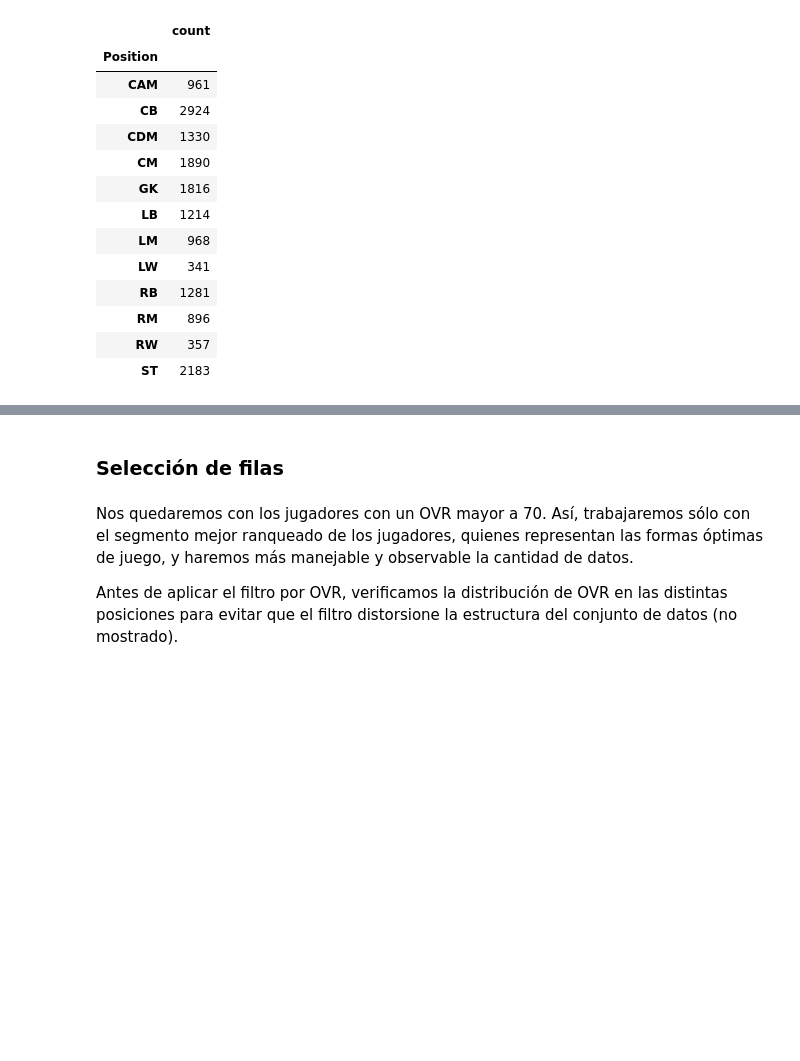
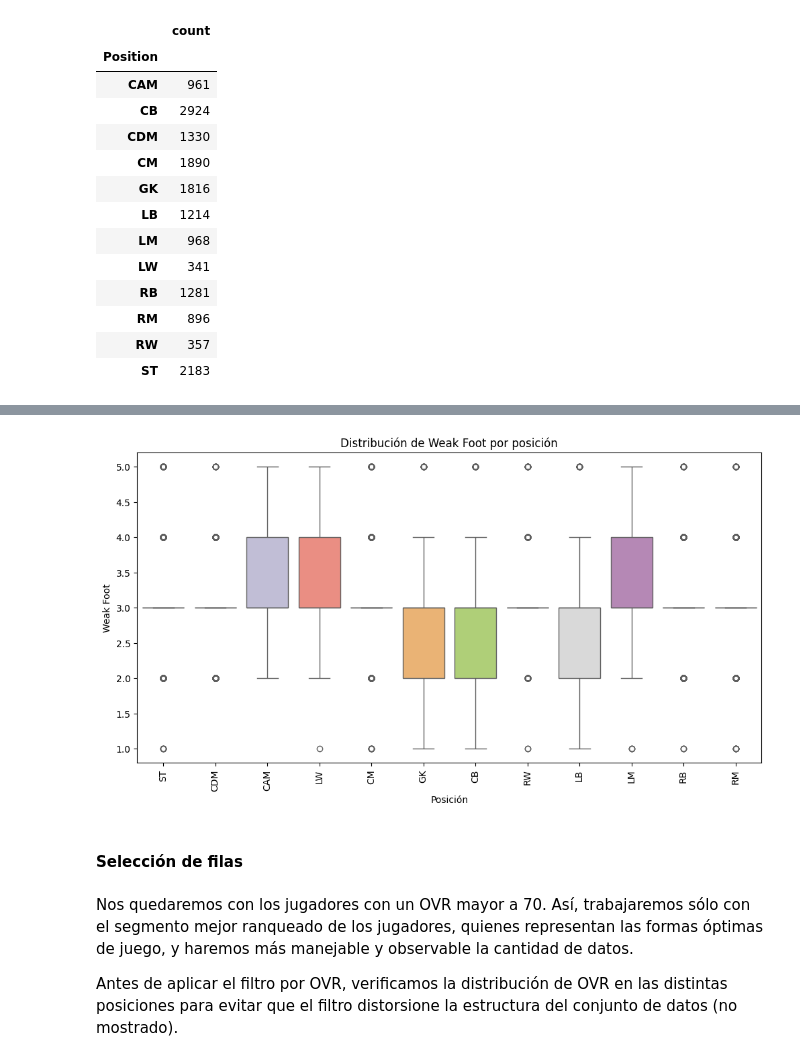
Before and after one commit to L-Ameneiro/AprendizajeNoSupervisado, a Jupyter notebook: practico/entregable.ipynb, the cells around one changed output, grey strips where cells are left out. Saved outputs shown, nothing was run; the diff lists cells and outputs as text; code cells hidden in the pictures; blank space fills up the shorter version.

```diff
--- a/practico/entregable.ipynb
+++ b/practico/entregable.ipynb
@@ -201,5 +195,21 @@ pd.DataFrame(df.Position.value_counts().sort_index())
+# %%
+plt.figure(figsize=(12,6))
+sns.boxplot(
+    data=df,
+    x="Position",
+    y="Weak foot",
+    palette="Set3"
+)
+
+plt.xticks(rotation=90)
+plt.xlabel("Posición")
+plt.ylabel("Weak Foot")
+plt.title("Distribución de Weak Foot por posición")
+plt.show()
+# %% [output]
+[figure, added]
 # %% [markdown]
-### Selección de filas
+#### Selección de filas
 # %% [markdown]
 Nos quedaremos con los jugadores con un OVR mayor a 70. Así, trabajaremos sólo con el segmento mejor ranqueado de los jugadores, quienes representan las formas óptimas de juego, y haremos más manejable y observable la cantidad de datos.
 
```
Also changed, not shown: parts of 109 cells of this notebook.
